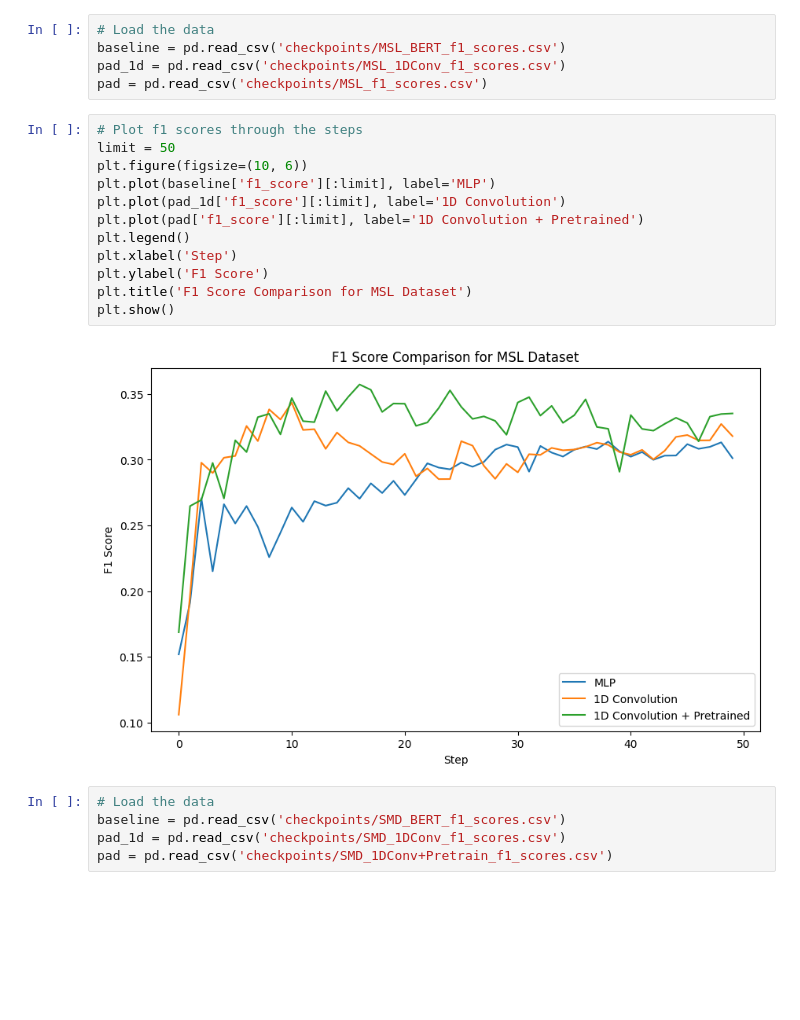
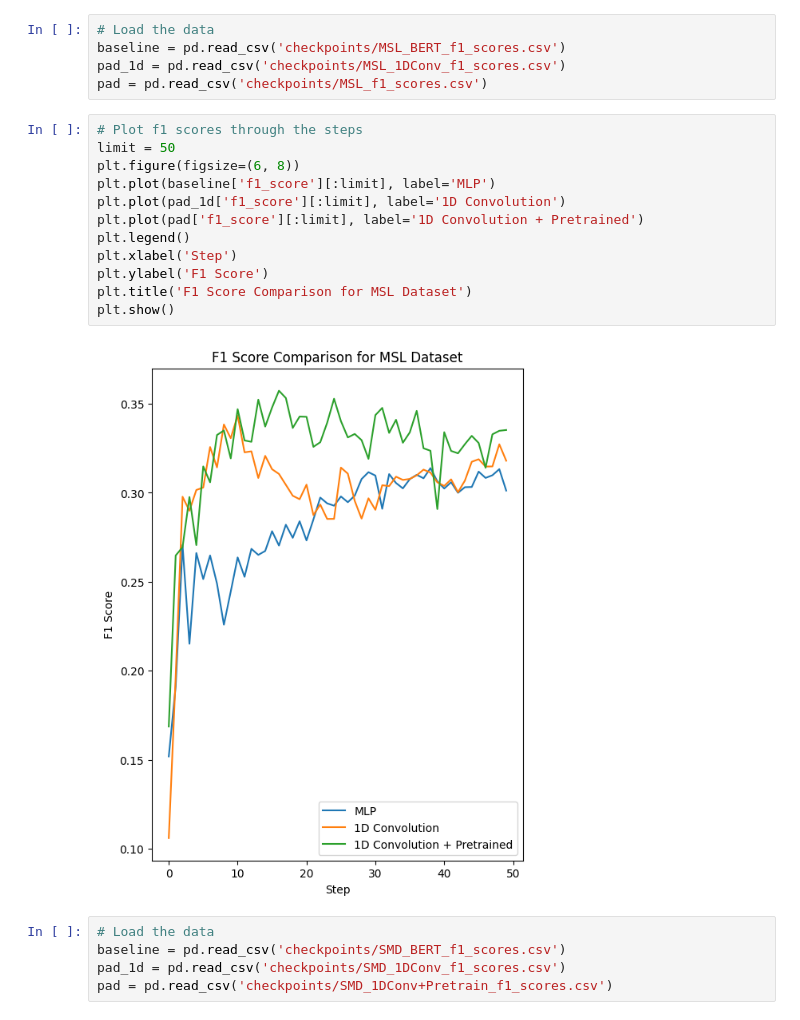
Before and after one commit to synapsespectrum/PatchwiseAD, a Jupyter notebook: visualization/compare_performance.ipynb, the cells around one changed output. Drawn from its saved outputs; the diff is of its cells as text; blank space fills up the shorter version.

```diff
--- a/visualization/compare_performance.ipynb
+++ b/visualization/compare_performance.ipynb
@@ -54,17 +54,17 @@ pad = pd.read_csv('checkpoints/MSL_f1_scores.csv')
 # %%
 # Plot f1 scores through the steps
 limit = 50
-plt.figure(figsize=(10, 6))
+plt.figure(figsize=(6, 8))
 plt.plot(baseline['f1_score'][:limit], label='MLP')
 plt.plot(pad_1d['f1_score'][:limit], label='1D Convolution')
 plt.plot(pad['f1_score'][:limit], label='1D Convolution + Pretrained')
 plt.legend()
 plt.xlabel('Step')
 plt.ylabel('F1 Score')
 plt.title('F1 Score Comparison for MSL Dataset')
 plt.show()
 # %% [output]
-[figure, old version]
+[figure, new version]
 # %%
 # Load the data
 baseline = pd.read_csv('checkpoints/SMD_BERT_f1_scores.csv')
```
Also changed, not shown: parts of 2 cells of this notebook, 1 other file.
